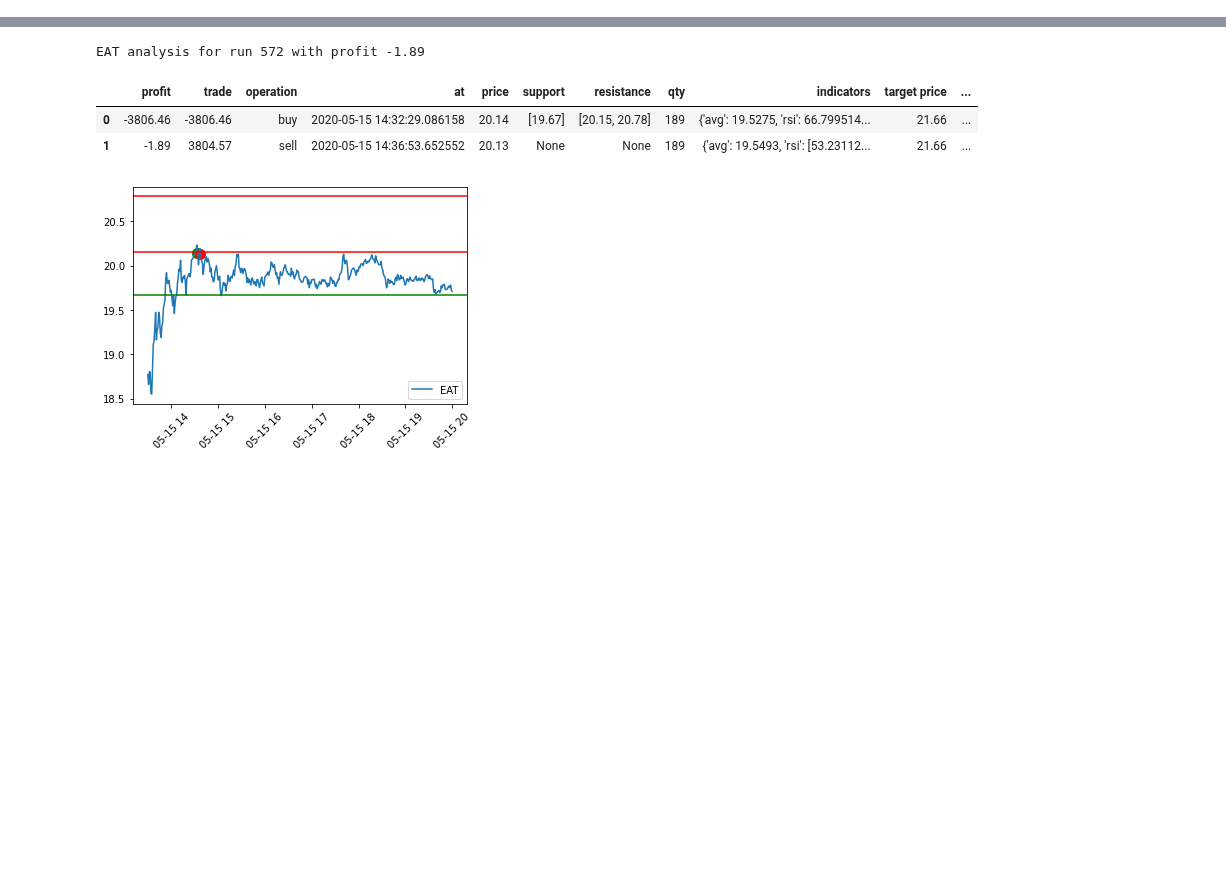
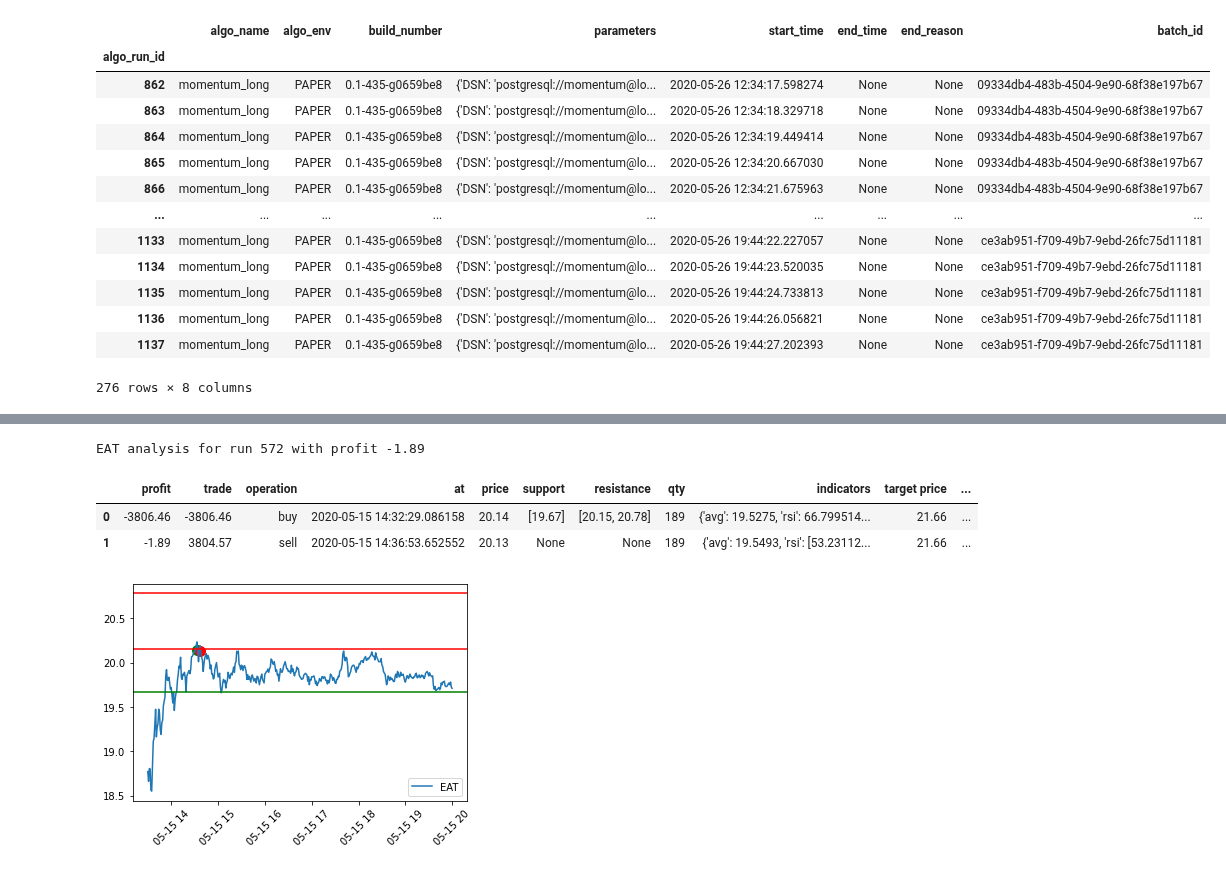
Before and after one commit to amor71/LiuAlgoTrader, a Jupyter notebook: analyis_notebooks/portfolio_performance_analysis.ipynb, the cells around one changed output, grey strips where cells are left out. Saved outputs shown, nothing was run; the diff lists cells and outputs as text; code cells hidden in the pictures; blank space fills up the shorter version.

```diff
--- a/analyis_notebooks/portfolio_performance_analysis.ipynb
+++ b/analyis_notebooks/portfolio_performance_analysis.ipynb
@@ -55,0 +53,29 @@ trades
+# %%
+query = f'''
+SELECT *
+FROM
+algo_run as t
+WHERE
+    start_time >= '{start_day_to_analyze}' and
+    start_time < '{end_day_to_analyze}'
+ORDER BY algo_run_id
+'''
+algo_runs = pd.read_sql_query(query, db_conn)
+algo_runs.set_index('algo_run_id', inplace=True)
+# %%
+algo_runs
+# %% [output]
+|  | algo_name | algo_env | build_number | parameters | start_time | end_time | end_reason | batch_id |
+| algo_run_id |  |  |  |  |  |  |  |  |
+| 862 | momentum_long | PAPER | 0.1-435-g0659be8 | {'DSN': 'postgresql://momentum@lo... | 2020-05-26 12:34:17.598274 | None | None | 09334db4-483b-4504-9e90-68f38e197b67 |
+| 863 | momentum_long | PAPER | 0.1-435-g0659be8 | {'DSN': 'postgresql://momentum@lo... | 2020-05-26 12:34:18.329718 | None | None | 09334db4-483b-4504-9e90-68f38e197b67 |
+| 864 | momentum_long | PAPER | 0.1-435-g0659be8 | {'DSN': 'postgresql://momentum@lo... | 2020-05-26 12:34:19.449414 | None | None | 09334db4-483b-4504-9e90-68f38e197b67 |
+| 865 | momentum_long | PAPER | 0.1-435-g0659be8 | {'DSN': 'postgresql://momentum@lo... | 2020-05-26 12:34:20.667030 | None | None | 09334db4-483b-4504-9e90-68f38e197b67 |
+| 866 | momentum_long | PAPER | 0.1-435-g0659be8 | {'DSN': 'postgresql://momentum@lo... | 2020-05-26 12:34:21.675963 | None | None | 09334db4-483b-4504-9e90-68f38e197b67 |
+| ... | ... | ... | ... | ... | ... | ... | ... | ... |
+| 1133 | momentum_long | PAPER | 0.1-435-g0659be8 | {'DSN': 'postgresql://momentum@lo... | 2020-05-26 19:44:22.227057 | None | None | ce3ab951-f709-49b7-9ebd-26fc75d11181 |
+| 1134 | momentum_long | PAPER | 0.1-435-g0659be8 | {'DSN': 'postgresql://momentum@lo... | 2020-05-26 19:44:23.520035 | None | None | ce3ab951-f709-49b7-9ebd-26fc75d11181 |
+| 1135 | momentum_long | PAPER | 0.1-435-g0659be8 | {'DSN': 'postgresql://momentum@lo... | 2020-05-26 19:44:24.733813 | None | None | ce3ab951-f709-49b7-9ebd-26fc75d11181 |
+| 1136 | momentum_long | PAPER | 0.1-435-g0659be8 | {'DSN': 'postgresql://momentum@lo... | 2020-05-26 19:44:26.056821 | None | None | ce3ab951-f709-49b7-9ebd-26fc75d11181 |
+| 1137 | momentum_long | PAPER | 0.1-435-g0659be8 | {'DSN': 'postgresql://momentum@lo... | 2020-05-26 19:44:27.202393 | None | None | ce3ab951-f709-49b7-9ebd-26fc75d11181 |
+276 rows × 8 columns
```
Also changed, not shown: parts of 7 cells of this notebook, 1 other file.
